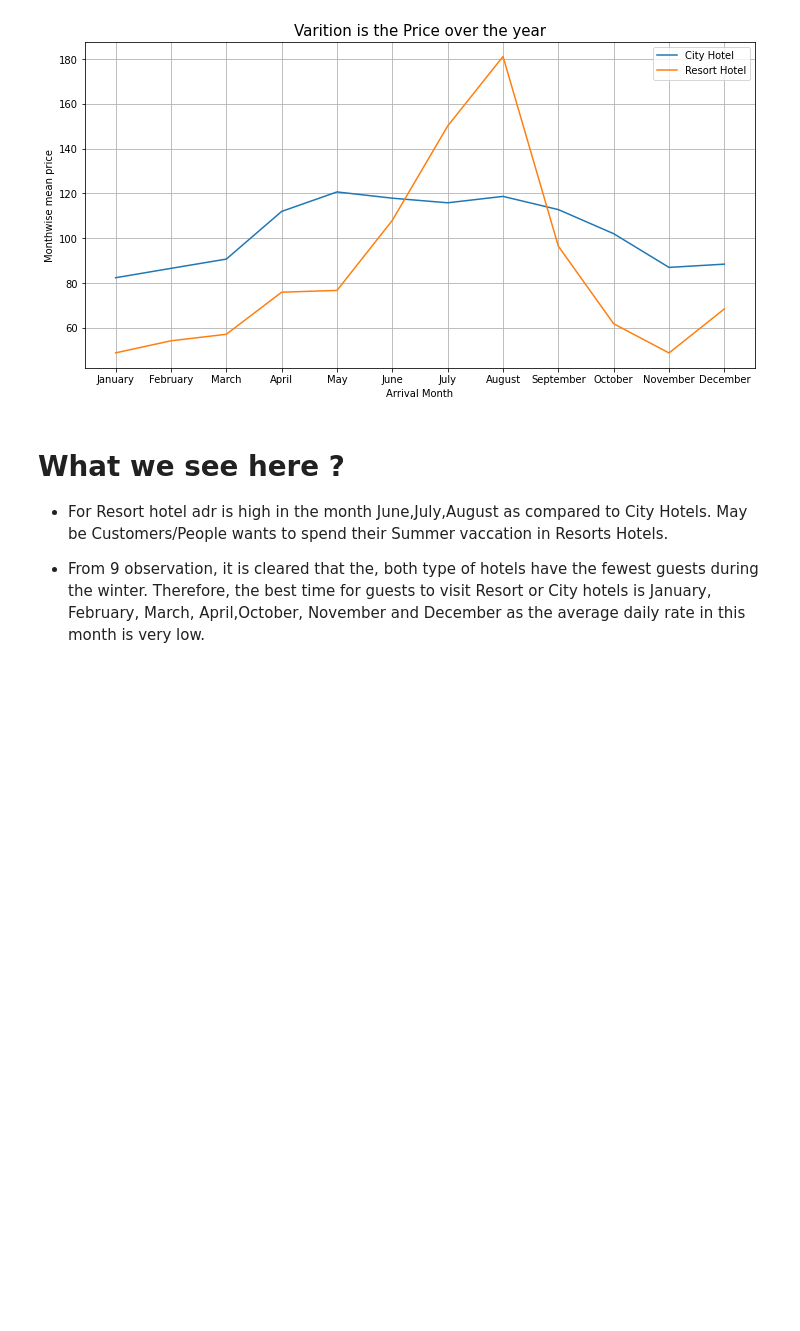
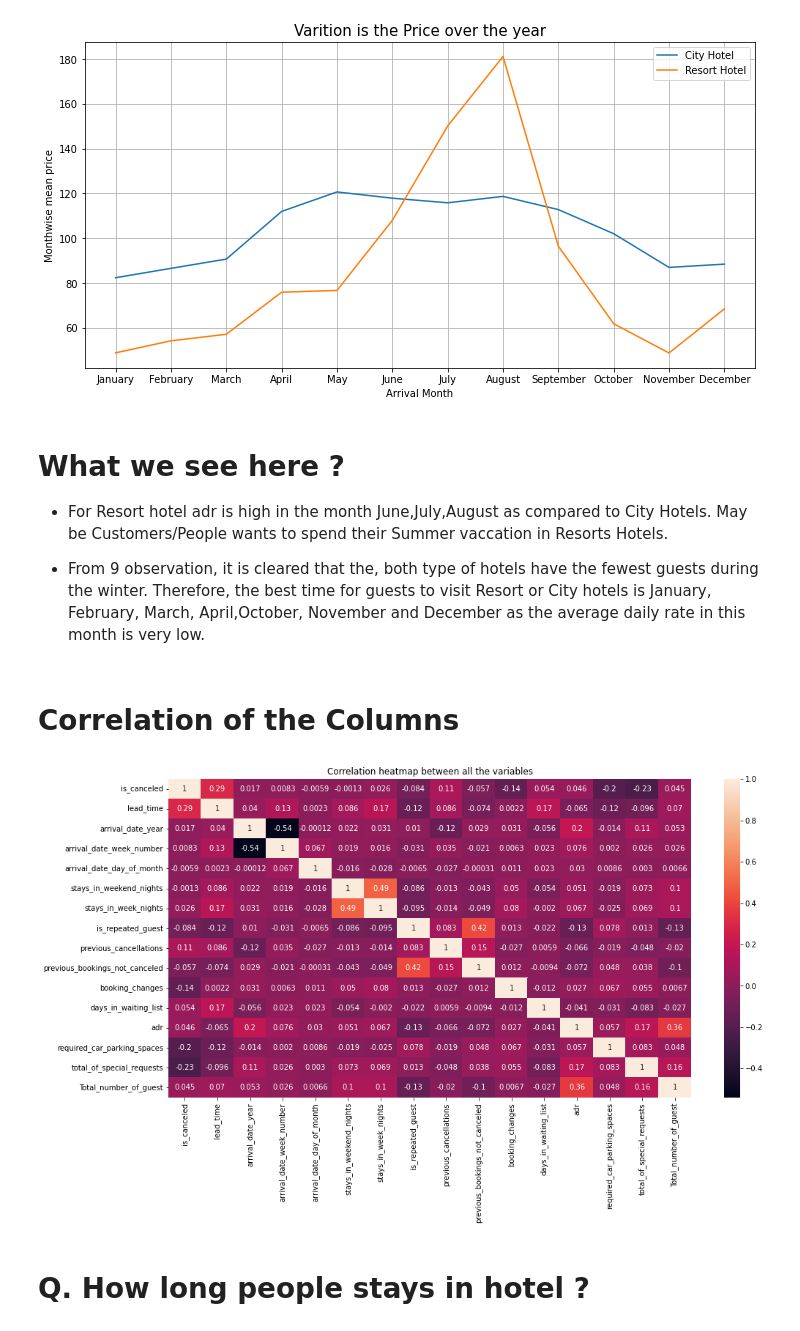
Before and after one commit to sachanneeraj/Hotels-Data-Analysis-EDA, a Jupyter notebook: Hotel_Booking_Analysis_Capstone_Project.ipynb, the cells around one changed output. Cells and saved outputs as stored; diff of their text form; code cells hidden in the pictures; blank space fills up the shorter version.

```diff
--- a/Hotel_Booking_Analysis_Capstone_Project.ipynb
+++ b/Hotel_Booking_Analysis_Capstone_Project.ipynb
@@ -712,3 +712,14 @@ plt.show()
 * For Resort hotel adr is high in the month June,July,August as compared to City Hotels. May be Customers/People wants to spend their Summer vaccation in Resorts Hotels.
 
 * From 9 observation, it is cleared that the, both type of hotels have the fewest guests during the winter. Therefore, the best time for guests to visit Resort or City hotels is January, February, March, April,October, November and December as the average daily rate in this month is very low.
+# %% [markdown]
+# Correlation of the Columns
+# %%
+plt.figure(figsize=(16,8))
+plt.title("Correlation heatmap between all the variables")
+sns.heatmap(data.corr(), annot=True)
+plt.show()
+# %% [output]
+[figure, added]
+# %% [markdown]
+# Q. How long people stays in hotel ?
```
Also changed, not shown: parts of 5 cells of this notebook.
